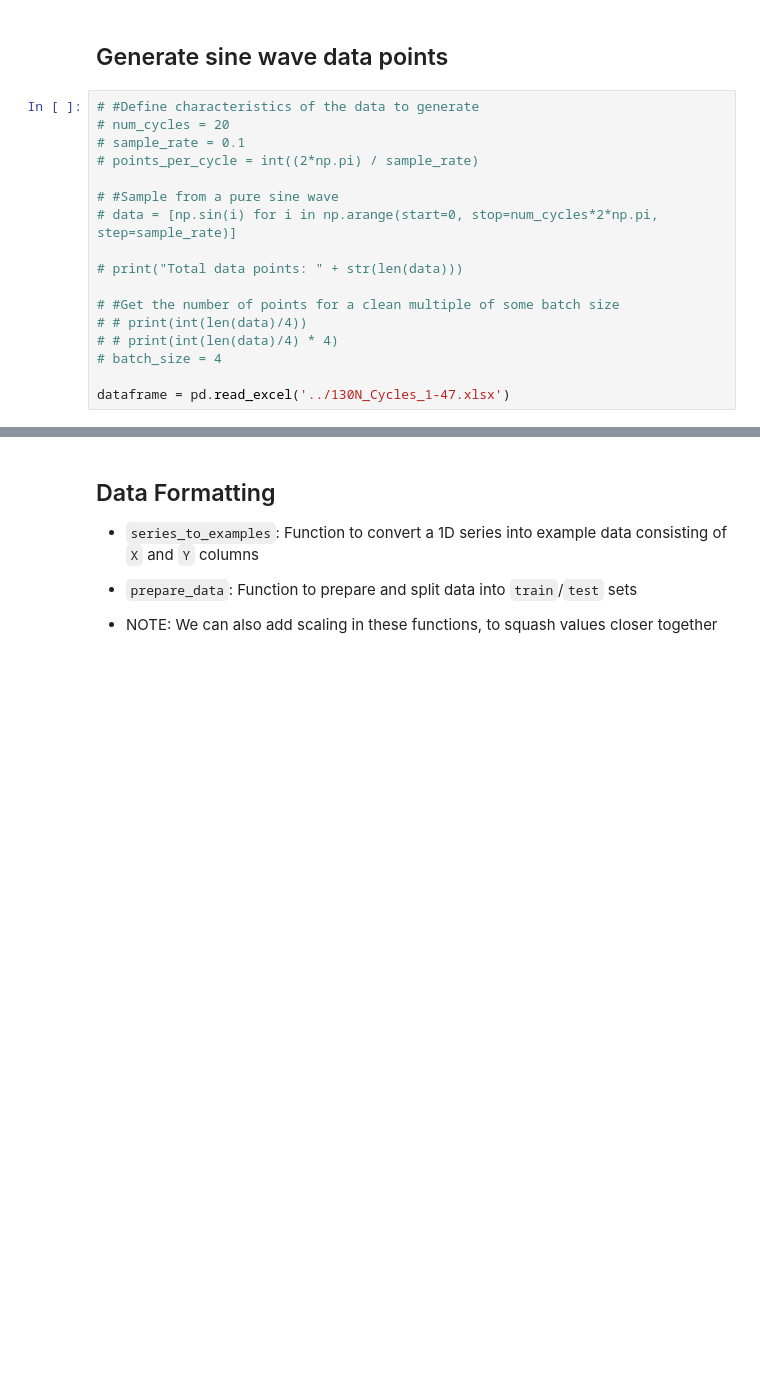
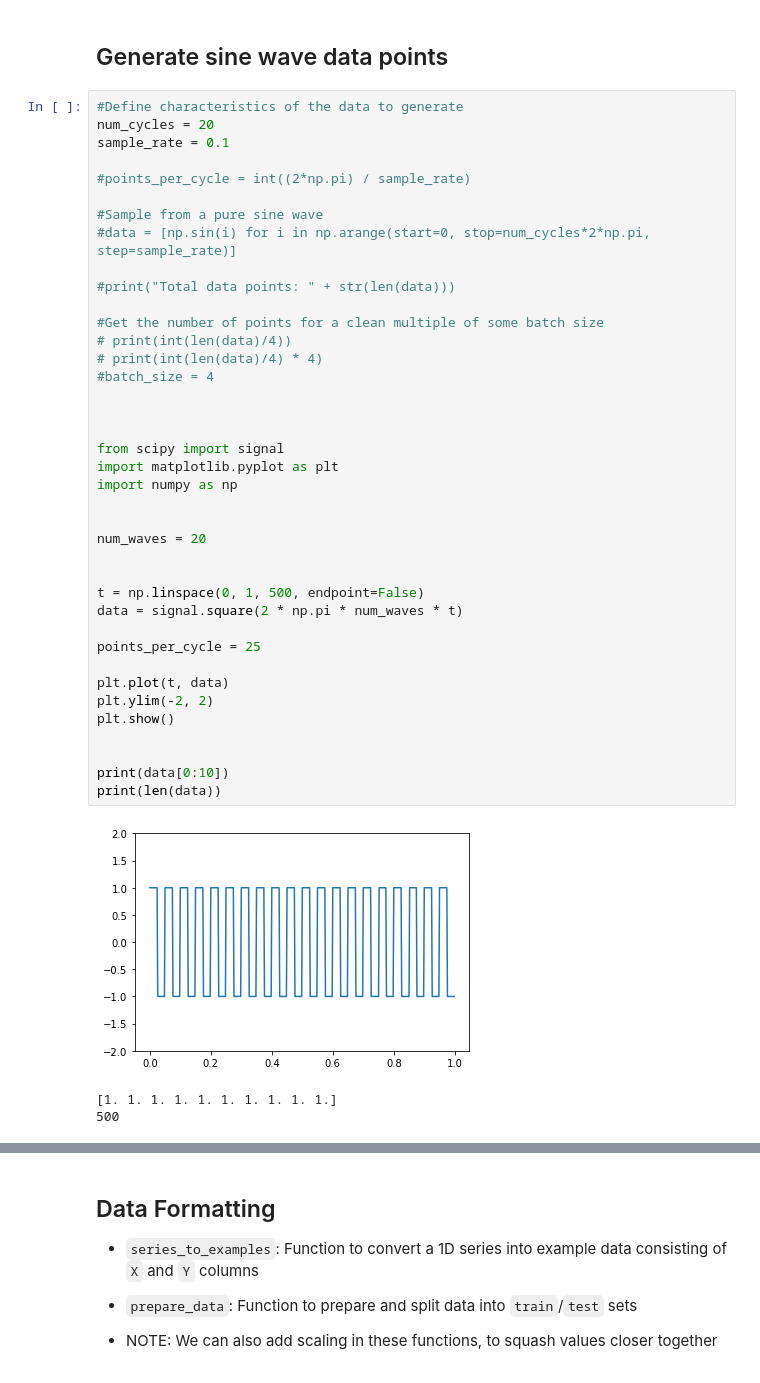
Before and after one commit to Columbia-Creative-Machines-Lab/muscle-prediction, a Jupyter notebook: preliminary_forecasting/LSTM_loadvtime.ipynb, the cells around one changed output, grey strips where cells are left out. Drawn from its saved outputs; the diff is of its cells as text; blank space fills up the shorter version.

Commit message:
Trying different waves

```diff
--- a/preliminary_forecasting/LSTM_loadvtime.ipynb
+++ b/preliminary_forecasting/LSTM_loadvtime.ipynb
@@ -55,20 +55,46 @@ physical_device_desc: "device: 0, name: Tesla K80, pci bus id: 0000:00:04.0, com
 
 ## Generate sine wave data points
 # %%
-# #Define characteristics of the data to generate
-# num_cycles = 20
-# sample_rate = 0.1
-# points_per_cycle = int((2*np.pi) / sample_rate)
+#Define characteristics of the data to generate
+num_cycles = 20
+sample_rate = 0.1
 
-# #Sample from a pure sine wave
-# data = [np.sin(i) for i in np.arange(start=0, stop=num_cycles*2*np.pi, step=sample_rate)]
+#points_per_cycle = int((2*np.pi) / sample_rate)
 
-# print("Total data points: " + str(len(data)))
+#Sample from a pure sine wave
+#data = [np.sin(i) for i in np.arange(start=0, stop=num_cycles*2*np.pi, step=sample_rate)]
 
-# #Get the number of points for a clean multiple of some batch size
-# # print(int(len(data)/4))
-# # print(int(len(data)/4) * 4)
-# batch_size = 4
+#print("Total data points: " + str(len(data)))
 
-dataframe = pd.read_excel('../130N_Cycles_1-47.xlsx')
+#Get the number of points for a clean multiple of some batch size
+# print(int(len(data)/4))
+# print(int(len(data)/4) * 4)
+#batch_size = 4
+
+
+
+from scipy import signal
+import matplotlib.pyplot as plt
+import numpy as np
+
+
+num_waves = 20
+
+
+t = np.linspace(0, 1, 500, endpoint=False)
+data = signal.square(2 * np.pi * num_waves * t)
+
+points_per_cycle = 25
+
+plt.plot(t, data)
+plt.ylim(-2, 2)
+plt.show()
+
+
+print(data[0:10])
+print(len(data))
+# %% [output]
+[figure, added]
+[1. 1. 1. 1. 1. 1. 1. 1. 1. 1.]
+500
 # %%
```
Also changed, not shown: parts of 2 cells of this notebook, 2 other files.
